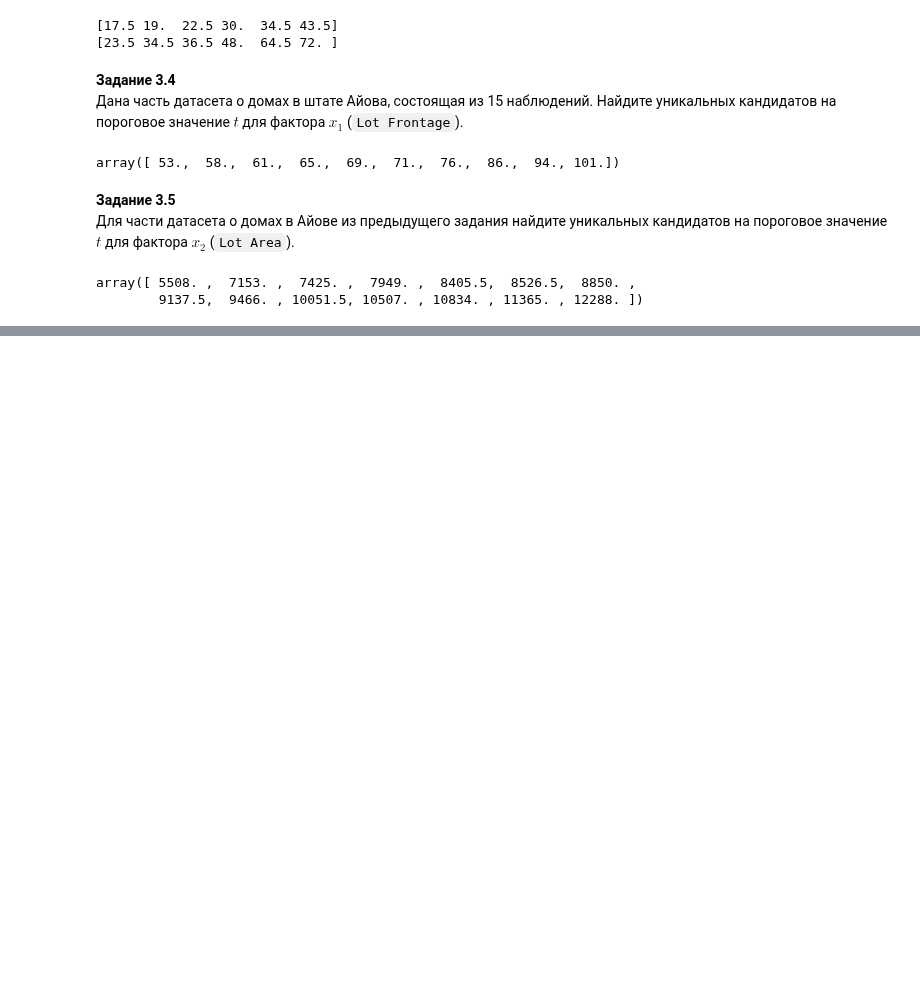
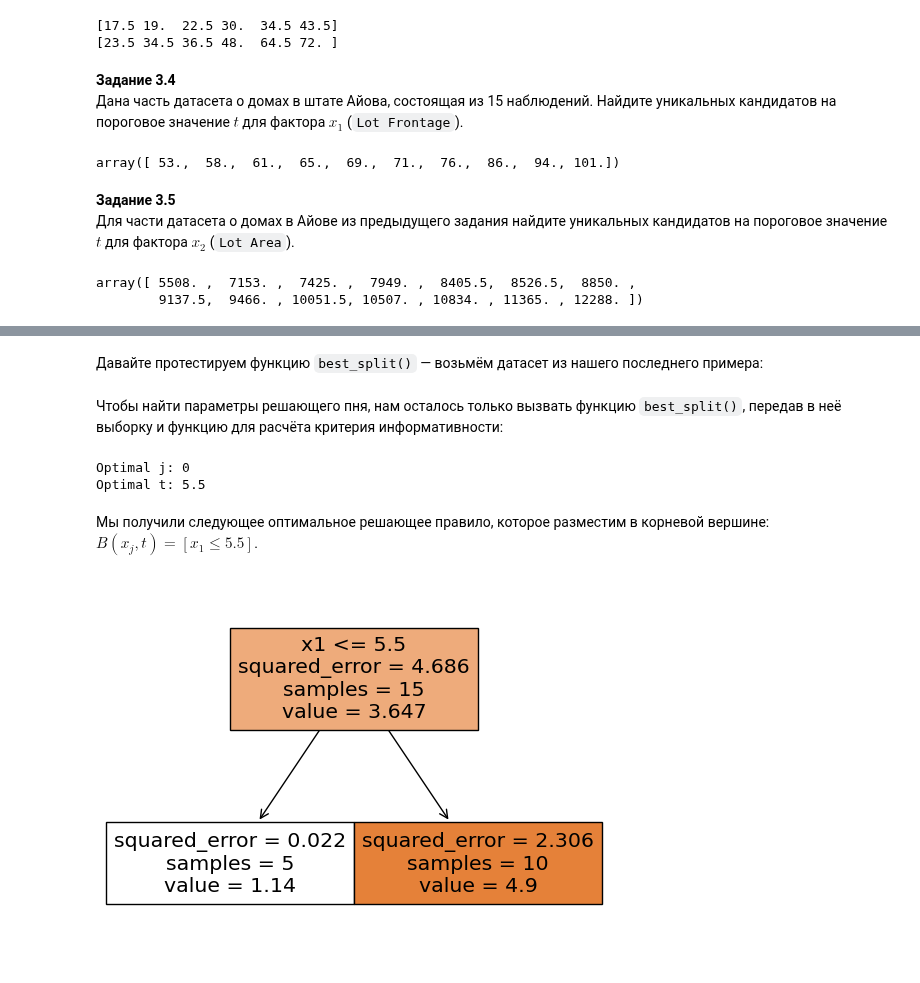
Before and after one commit to ScReameer/DS-learning, a Jupyter notebook: Math/Block-6/Module-8. Decision trees/Practice.ipynb, the cells around one changed output, grey strips where cells are left out. Drawn from its saved outputs; the diff is of its cells as text; code cells hidden in the pictures; blank space fills up the shorter version.

```diff
--- a/Math/Block-6/Module-8. Decision trees/Practice.ipynb
+++ b/Math/Block-6/Module-8. Decision trees/Practice.ipynb
@@ -110,0 +156,39 @@ array([ 5508. ,  7153. ,  7425. ,  7949. ,  8405.5,  8526.5,  8850. ,
+# %% [markdown]
+Давайте протестируем функцию `best_split()` — возьмём датасет из нашего последнего примера:
+# %%
+data = pd.DataFrame({
+    'x1': list(range(1, 16)),
+    'y': [1, 1.2, 1.4, 1.1, 1, 5.5, 6.1, 6.7, 6.4, 6, 6, 3, 3.2, 3.1, 3]
+})
+X = data[['x1']]
+y = data['y']
+# %% [markdown]
+Чтобы найти параметры решающего пня, нам осталось только вызвать функцию `best_split()`, передав в неё выборку и функцию для расчёта критерия информативности:
+# %%
+# Находим оптимальные параметры разбиения
+optimal_split_params = best_split(X, y, criterion=squared_error)
+print('Optimal j: {}'.format(optimal_split_params[0]))
+print('Optimal t: {}'.format(optimal_split_params[1]))
+# %% [output]
+Optimal j: 0
+Optimal t: 5.5
+# %% [markdown]
+Мы получили следующее оптимальное решающее правило, которое разместим в корневой вершине: $B(x_j, t) = [x_1 \leq 5.5]$.
+# %%
+# Инициализируем модель дерева решений с максимальной глубиной 1 и обучаем её
+dt = tree.DecisionTreeRegressor(
+    max_depth=1, #глубина
+    criterion='squared_error', #критерий информативности
+    random_state=0 #генератор случайных чисел
+)
+
+dt.fit(X, y)
+# Визуализируем дерево решений в виде графа
+tree.plot_tree(
+    decision_tree=dt, #дерево решений
+    feature_names=list(X.columns), #названия факторов
+    filled=True, #расцветка
+    impurity=True, #отображать ли неоднородность в вершинах
+);
+# %% [output]
+[figure, added]
```
Also changed, not shown: parts of 41 cells of this notebook, 1 other file.
